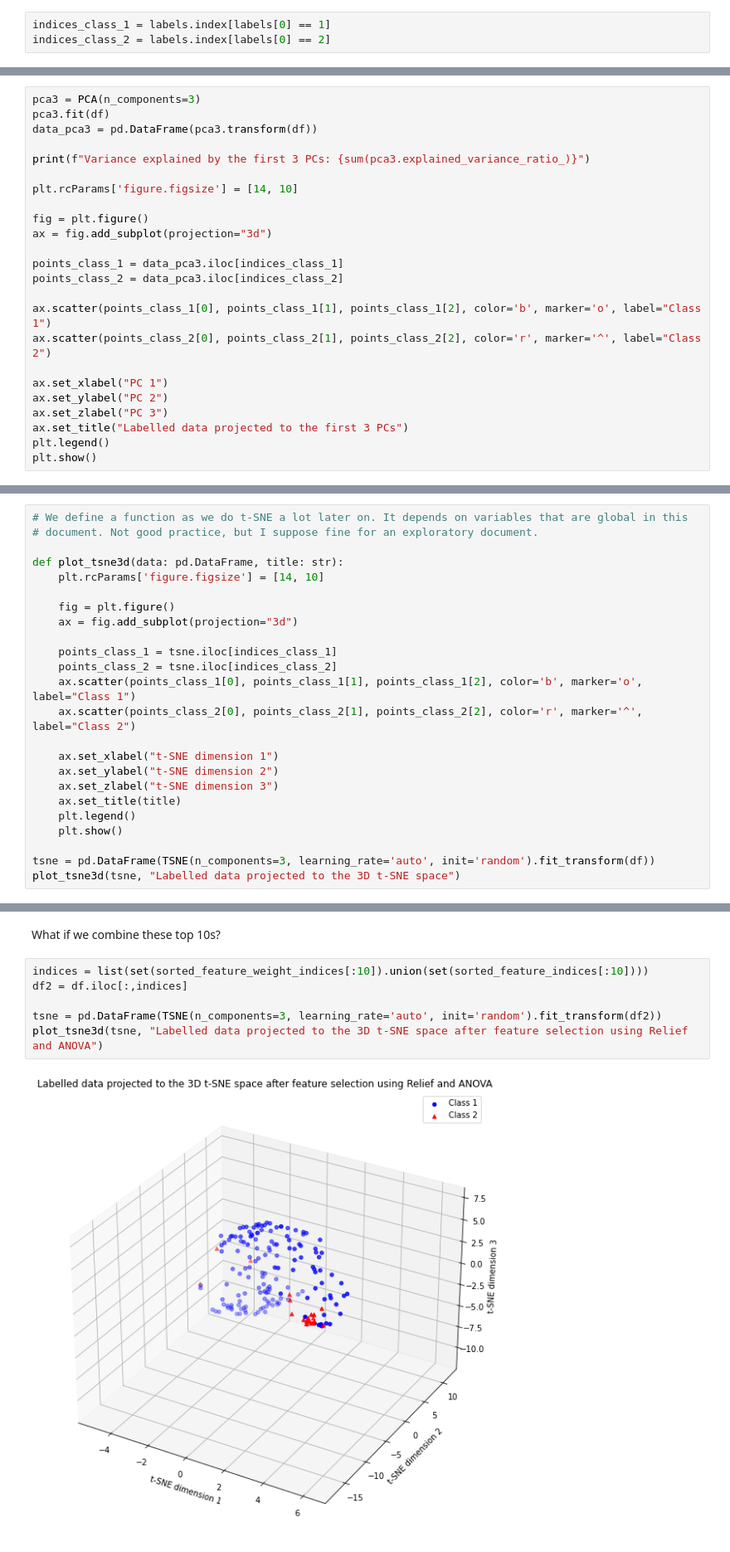
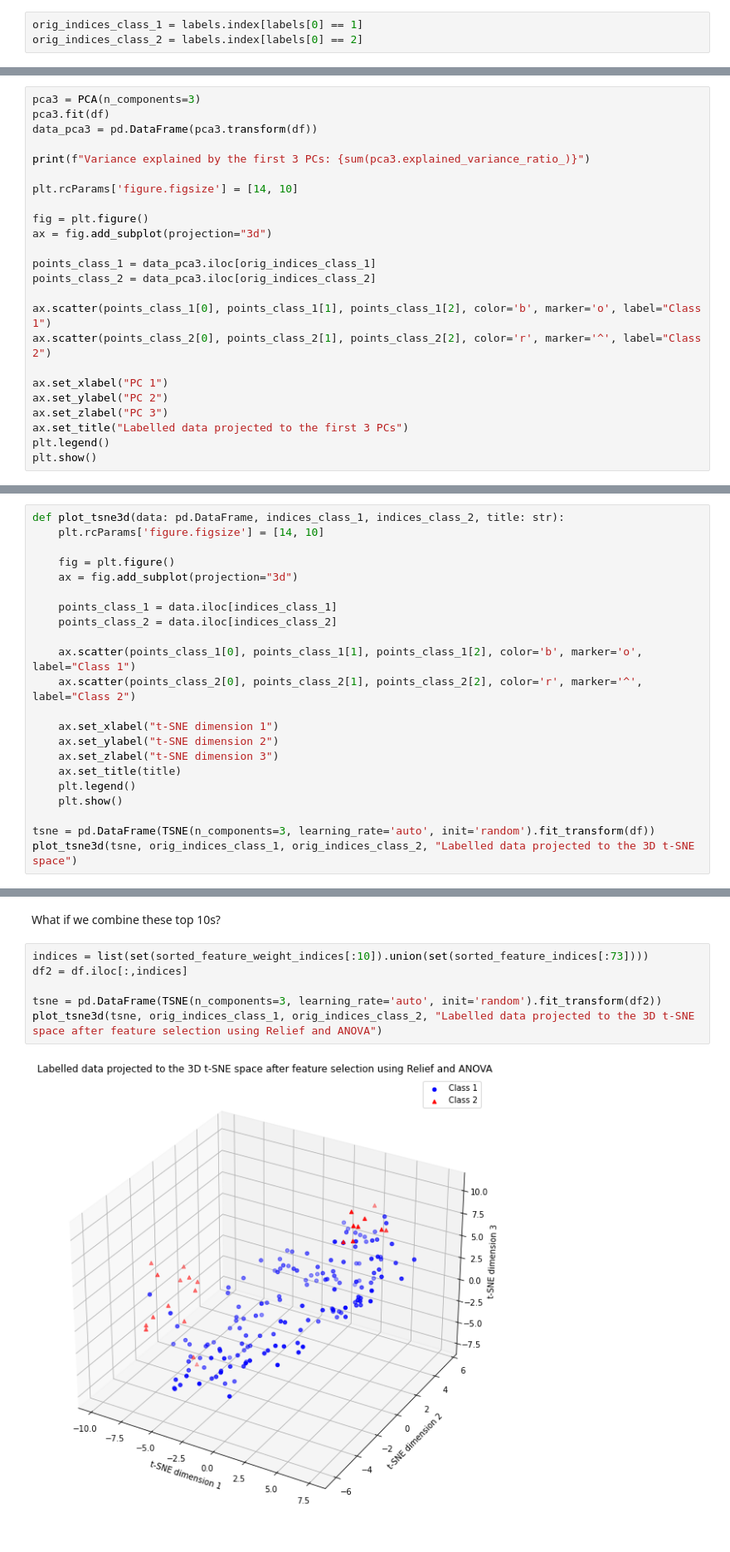
Before and after one commit to mariuscaptari/data-science-coursework, a Jupyter notebook: 3a/3a2/3A2-1_Exploratory_Analysis.ipynb, the cells around one changed output, grey strips where cells are left out. Shown at 83% size. Saved outputs shown, nothing was run; the diff lists cells and outputs as text.

```diff
--- a/3a/3a2/3A2-1_Exploratory_Analysis.ipynb
+++ b/3a/3a2/3A2-1_Exploratory_Analysis.ipynb
@@ -24,8 +26,8 @@ labels = pd.read_csv("./data/raw_data/labels.csv", header=None)
 # %% [markdown]
 We extract the indices of the two present classes for later
 # %%
-indices_class_1 = labels.index[labels[0] == 1]
-indices_class_2 = labels.index[labels[0] == 2]
+orig_indices_class_1 = labels.index[labels[0] == 1]
+orig_indices_class_2 = labels.index[labels[0] == 2]
 # %% [markdown]
 Let's take a look at the ranges of the various features to see if they are comparable (relevant for kNN)
 # %%
@@ -104,8 +106,8 @@ plt.rcParams['figure.figsize'] = [14, 10]
 fig = plt.figure()
 ax = fig.add_subplot(projection="3d")
 
-points_class_1 = data_pca3.iloc[indices_class_1]
-points_class_2 = data_pca3.iloc[indices_class_2]
+points_class_1 = data_pca3.iloc[orig_indices_class_1]
+points_class_2 = data_pca3.iloc[orig_indices_class_2]
 
 ax.scatter(points_class_1[0], points_class_1[1], points_class_1[2], color='b', marker='o', label="Class 1")
 ax.scatter(points_class_2[0], points_class_2[1], points_class_2[2], color='r', marker='^', label="Class 2")
@@ -214,17 +225,15 @@ plt.show()
 # %% [markdown]
 # T-SNE
 # %%
-# We define a function as we do t-SNE a lot later on. It depends on variables that are global in this
-# document. Not good practice, but I suppose fine for an exploratory document.
-
-def plot_tsne3d(data: pd.DataFrame, title: str):
+def plot_tsne3d(data: pd.DataFrame, indices_class_1, indices_class_2, title: str):
     plt.rcParams['figure.figsize'] = [14, 10]
 
     fig = plt.figure()
     ax = fig.add_subplot(projection="3d")
 
-    points_class_1 = tsne.iloc[indices_class_1]
-    points_class_2 = tsne.iloc[indices_class_2]
+    points_class_1 = data.iloc[indices_class_1]
+    points_class_2 = data.iloc[indices_class_2]
+
     ax.scatter(points_class_1[0], points_class_1[1], points_class_1[2], color='b', marker='o', label="Class 1")
     ax.scatter(points_class_2[0], points_class_2[1], points_class_2[2], color='r', marker='^', label="Class 2")
 
@@ -236,7 +245,7 @@ def plot_tsne3d(data: pd.DataFrame, title: str):
     plt.show()
 
 tsne = pd.DataFrame(TSNE(n_components=3, learning_rate='auto', init='random').fit_transform(df))
-plot_tsne3d(tsne, "Labelled data projected to the 3D t-SNE space")
+plot_tsne3d(tsne, orig_indices_class_1, orig_indices_class_2, "Labelled data projected to the 3D t-SNE space")
 # %% [output]
 [figure]
 # %% [markdown]
@@ -321,12 +330,12 @@ plot_tsne3d(tsne, "Labelled data projected to the 3D t-SNE space after feature s
 # %% [markdown]
 What if we combine these top 10s?
 # %%
-indices = list(set(sorted_feature_weight_indices[:10]).union(set(sorted_feature_indices[:10])))
+indices = list(set(sorted_feature_weight_indices[:10]).union(set(sorted_feature_indices[:73])))
 df2 = df.iloc[:,indices]
 
 tsne = pd.DataFrame(TSNE(n_components=3, learning_rate='auto', init='random').fit_transform(df2))
-plot_tsne3d(tsne, "Labelled data projected to the 3D t-SNE space after feature selection using Relief and ANOVA")
+plot_tsne3d(tsne, orig_indices_class_1, orig_indices_class_2, "Labelled data projected to the 3D t-SNE space after feature selection using Relief and ANOVA")
 # %% [output]
-[figure, old version]
+[figure, new version]
 # %% [markdown]
 ## Pre-processing after upsampling
```
Also changed, not shown: parts of 30 cells of this notebook.
